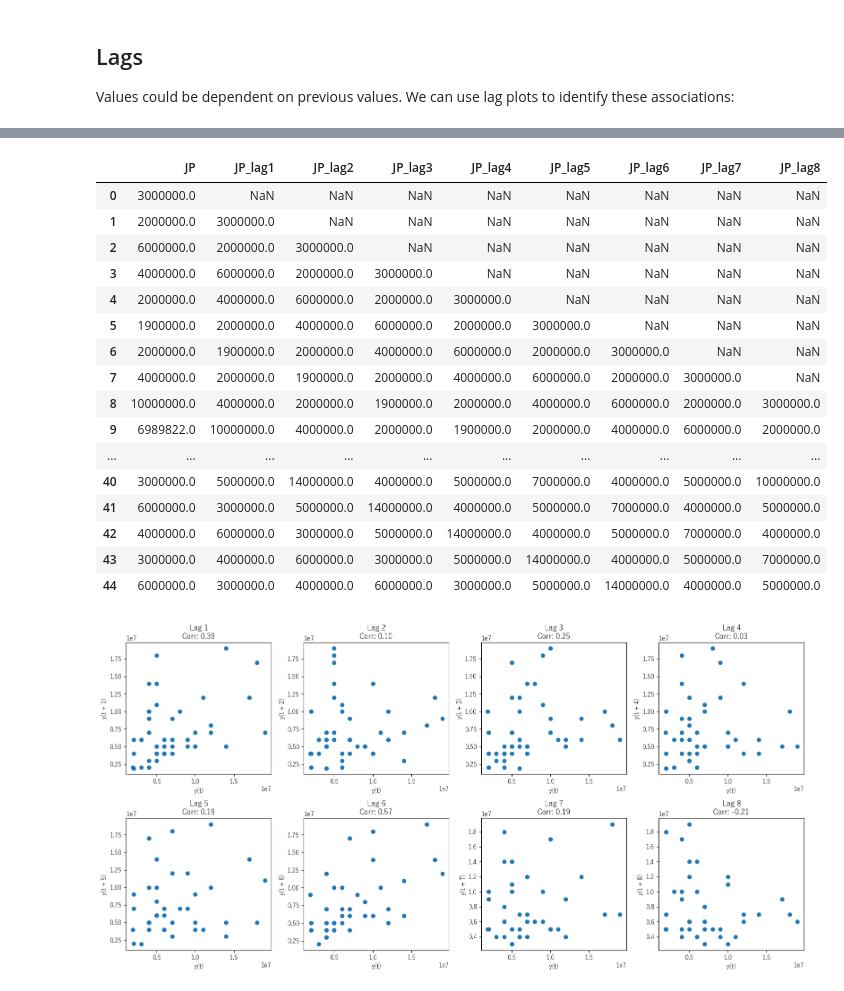
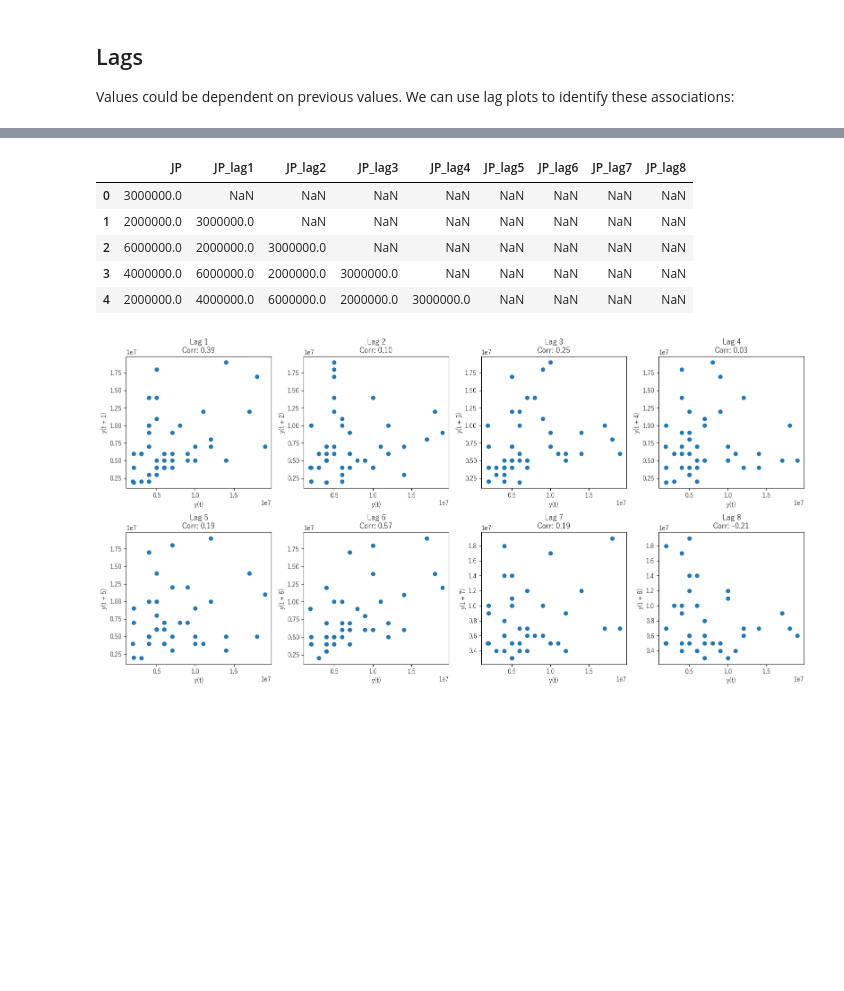
Before and after one commit to willowisp01/blue-archive-forecasting, a Jupyter notebook: analysis.ipynb, the cells around one changed output, grey strips where cells are left out. Drawn from its saved outputs; the diff is of its cells as text; code cells hidden in the pictures; blank space fills up the shorter version.

```diff
--- a/analysis.ipynb
+++ b/analysis.ipynb
@@ -678,28 +527,17 @@ revenue
 # %%
 import pandas as pd
 
 lags = pd.DataFrame(revenue['JP'])
 for lag in range(1, 9):  # 1 through 8
     lags[f'JP_lag{lag}'] = lags['JP'].shift(lag)
-lags
+lags.head()
 # %% [output]
 |  | JP | JP_lag1 | JP_lag2 | JP_lag3 | JP_lag4 | JP_lag5 | JP_lag6 | JP_lag7 | JP_lag8 |
 | 0 | 3000000.0 | NaN | NaN | NaN | NaN | NaN | NaN | NaN | NaN |
 | 1 | 2000000.0 | 3000000.0 | NaN | NaN | NaN | NaN | NaN | NaN | NaN |
 | 2 | 6000000.0 | 2000000.0 | 3000000.0 | NaN | NaN | NaN | NaN | NaN | NaN |
 | 3 | 4000000.0 | 6000000.0 | 2000000.0 | 3000000.0 | NaN | NaN | NaN | NaN | NaN |
 | 4 | 2000000.0 | 4000000.0 | 6000000.0 | 2000000.0 | 3000000.0 | NaN | NaN | NaN | NaN |
-| 5 | 1900000.0 | 2000000.0 | 4000000.0 | 6000000.0 | 2000000.0 | 3000000.0 | NaN | NaN | NaN |
-| 6 | 2000000.0 | 1900000.0 | 2000000.0 | 4000000.0 | 6000000.0 | 2000000.0 | 3000000.0 | NaN | NaN |
-| 7 | 4000000.0 | 2000000.0 | 1900000.0 | 2000000.0 | 4000000.0 | 6000000.0 | 2000000.0 | 3000000.0 | NaN |
-| 8 | 10000000.0 | 4000000.0 | 2000000.0 | 1900000.0 | 2000000.0 | 4000000.0 | 6000000.0 | 2000000.0 | 3000000.0 |
-| 9 | 6989822.0 | 10000000.0 | 4000000.0 | 2000000.0 | 1900000.0 | 2000000.0 | 4000000.0 | 6000000.0 | 2000000.0 |
-| ... | ... | ... | ... | ... | ... | ... | ... | ... | ... |
-| 40 | 3000000.0 | 5000000.0 | 14000000.0 | 4000000.0 | 5000000.0 | 7000000.0 | 4000000.0 | 5000000.0 | 10000000.0 |
-| 41 | 6000000.0 | 3000000.0 | 5000000.0 | 14000000.0 | 4000000.0 | 5000000.0 | 7000000.0 | 4000000.0 | 5000000.0 |
-| 42 | 4000000.0 | 6000000.0 | 3000000.0 | 5000000.0 | 14000000.0 | 4000000.0 | 5000000.0 | 7000000.0 | 4000000.0 |
-| 43 | 3000000.0 | 4000000.0 | 6000000.0 | 3000000.0 | 5000000.0 | 14000000.0 | 4000000.0 | 5000000.0 | 7000000.0 |
-| 44 | 6000000.0 | 3000000.0 | 4000000.0 | 6000000.0 | 3000000.0 | 5000000.0 | 14000000.0 | 4000000.0 | 5000000.0 |
 # %%
 from pandas.plotting import lag_plot
 
```
Also changed, not shown: parts of 45 cells of this notebook.
